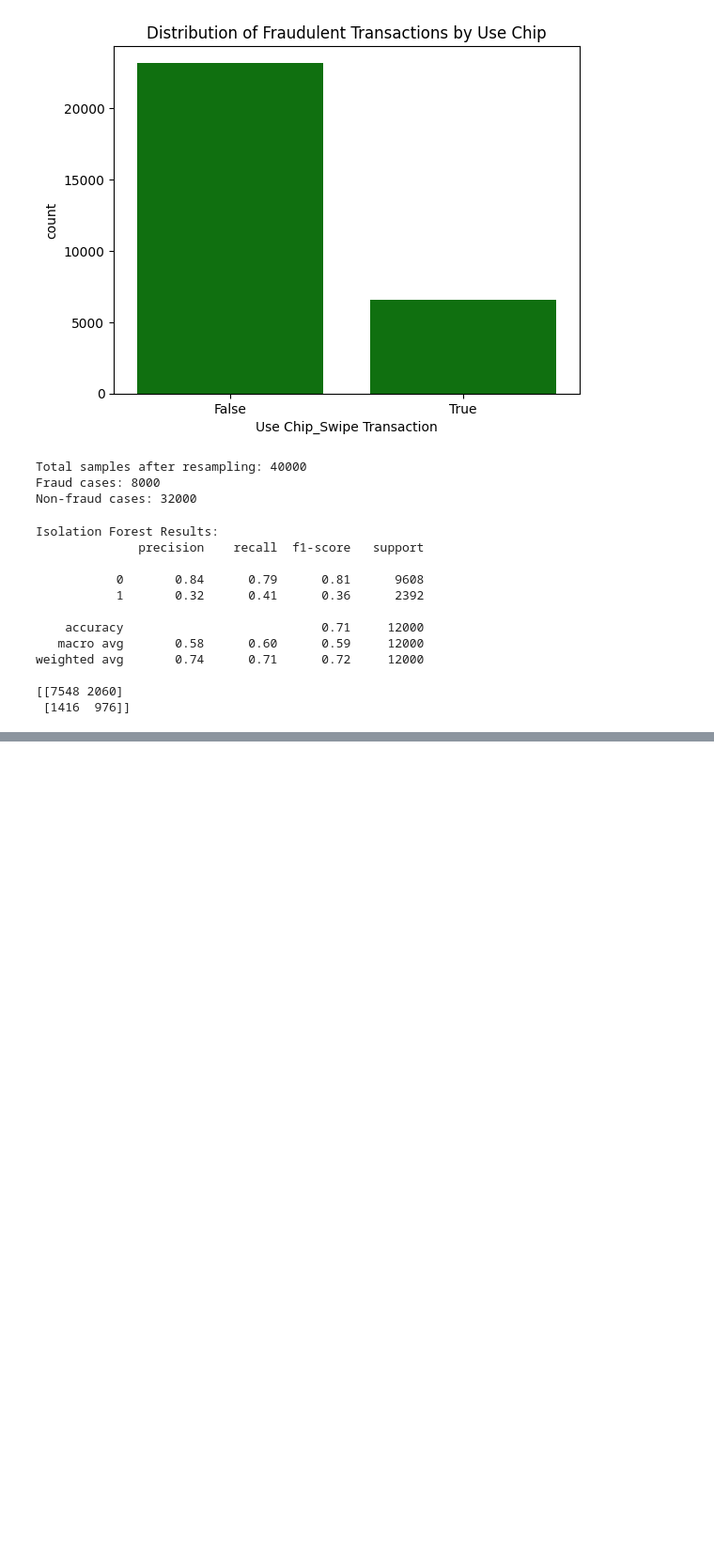
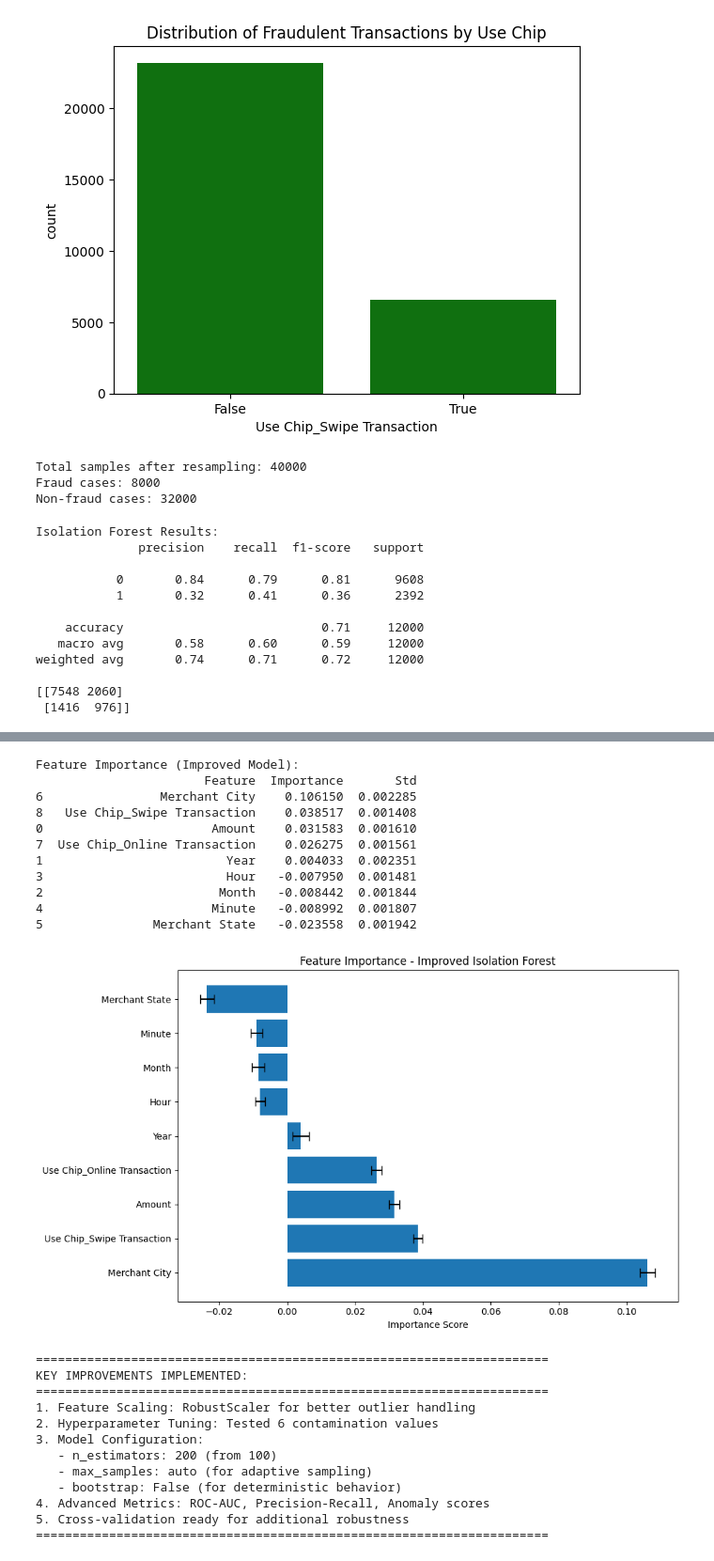
Before and after one commit to Rodney864/DataProjects, a Jupyter notebook: FinancialData.ipynb/FinancialData.ipynb, the cells around one changed output, grey strips where cells are left out. Shown at 94% size. Drawn from its saved outputs; the diff is of its cells as text; code cells hidden in the pictures; blank space fills up the shorter version.

```diff
--- a/FinancialData.ipynb/FinancialData.ipynb
+++ b/FinancialData.ipynb/FinancialData.ipynb
@@ -315,3 +506,79 @@ weighted avg       0.74      0.71      0.72     12000
+# %%
+# Feature Importance Analysis for Improved Model
+from sklearn.inspection import permutation_importance
+from sklearn.metrics import accuracy_score
+
+# Define accuracy metric for permutation importance
+def iso_accuracy(estimator, X, y):
+    preds = np.where(estimator.predict(X) == -1, 1, 0)
+    return accuracy_score(y, preds)
+
+# Calculate permutation importance on the improved model
+perm_result = permutation_importance(
+    best_iso_forest,
+    X_test_iso_scaled,
+    y_test,
+    scoring=iso_accuracy,
+    n_repeats=10,
+    random_state=42,
+    n_jobs=-1
+)
+
+feature_importance_df = pd.DataFrame({
+    'Feature': X_test_iso.columns,
+    'Importance': perm_result.importances_mean,
+    'Std': perm_result.importances_std
+}).sort_values(by='Importance', ascending=False)
+
+print("Feature Importance (Improved Model):")
+print(feature_importance_df)
+
+# Visualize feature importance
+plt.figure(figsize=(10, 6))
+plt.barh(feature_importance_df['Feature'], feature_importance_df['Importance'],
+         xerr=feature_importance_df['Std'], capsize=5)
+plt.xlabel('Importance Score')
+plt.title('Feature Importance - Improved Isolation Forest')
+plt.tight_layout()
+plt.show()
+
+print("\n" + "=" * 70)
+print("KEY IMPROVEMENTS IMPLEMENTED:")
+print("=" * 70)
+print("1. Feature Scaling: RobustScaler for better outlier handling")
+print("2. Hyperparameter Tuning: Tested 6 contamination values")
+print("3. Model Configuration:")
+print("   - n_estimators: 200 (from 100)")
+print("   - max_samples: auto (for adaptive sampling)")
+print("   - bootstrap: False (for deterministic behavior)")
+print("4. Advanced Metrics: ROC-AUC, Precision-Recall, Anomaly scores")
+print("5. Cross-validation ready for additional robustness")
+print("=" * 70)
+# %% [output]
+Feature Importance (Improved Model):
+                       Feature  Importance       Std
+6                Merchant City    0.106150  0.002285
+8   Use Chip_Swipe Transaction    0.038517  0.001408
+0                       Amount    0.031583  0.001610
+7  Use Chip_Online Transaction    0.026275  0.001561
+1                         Year    0.004033  0.002351
+3                         Hour   -0.007950  0.001481
+2                        Month   -0.008442  0.001844
+4                       Minute   -0.008992  0.001807
+5               Merchant State   -0.023558  0.001942
+[figure, added]
+======================================================================
+KEY IMPROVEMENTS IMPLEMENTED:
+======================================================================
+1. Feature Scaling: RobustScaler for better outlier handling
+2. Hyperparameter Tuning: Tested 6 contamination values
+3. Model Configuration:
+   - n_estimators: 200 (from 100)
+   - max_samples: auto (for adaptive sampling)
+   - bootstrap: False (for deterministic behavior)
+4. Advanced Metrics: ROC-AUC, Precision-Recall, Anomaly scores
+5. Cross-validation ready for additional robustness
+======================================================================
 # %%
 from sklearn.inspection import permutation_importance
 from sklearn.metrics import accuracy_score
```
Also changed, not shown: parts of 3 cells of this notebook, 5 other files.
